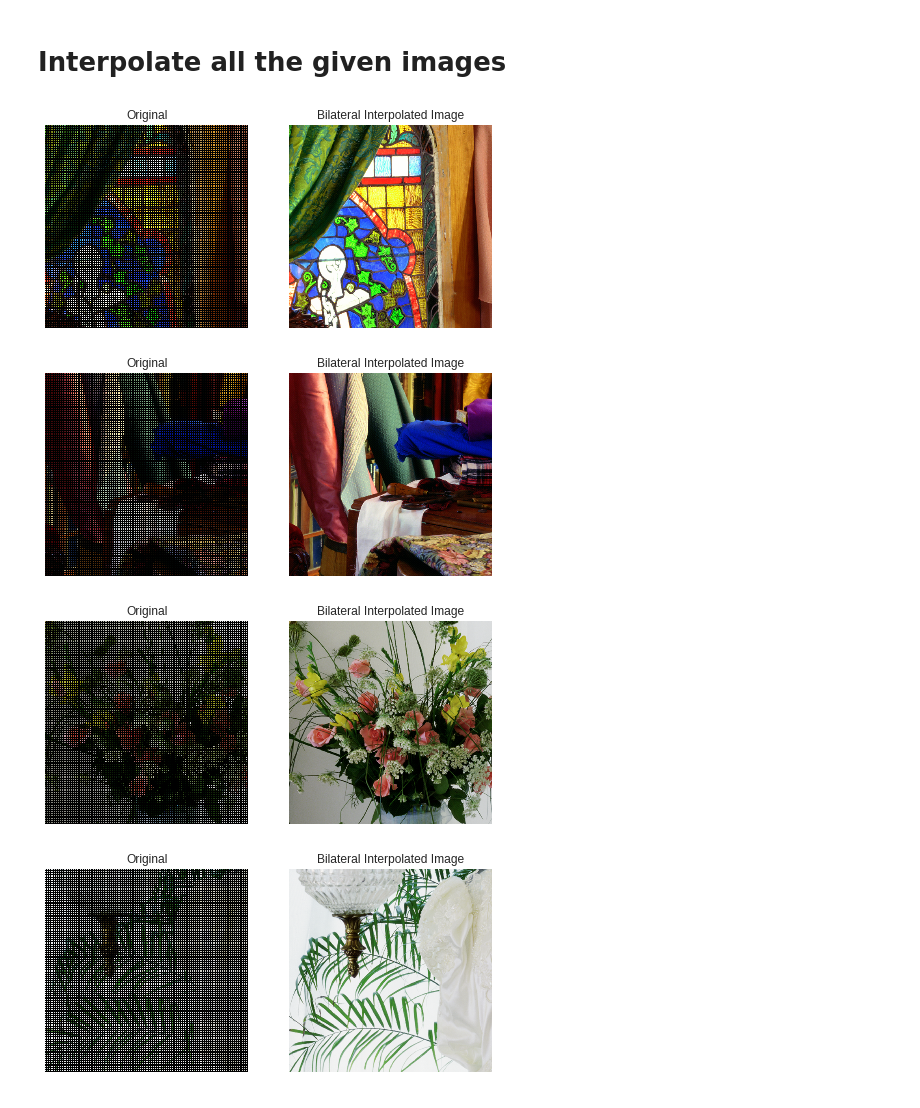
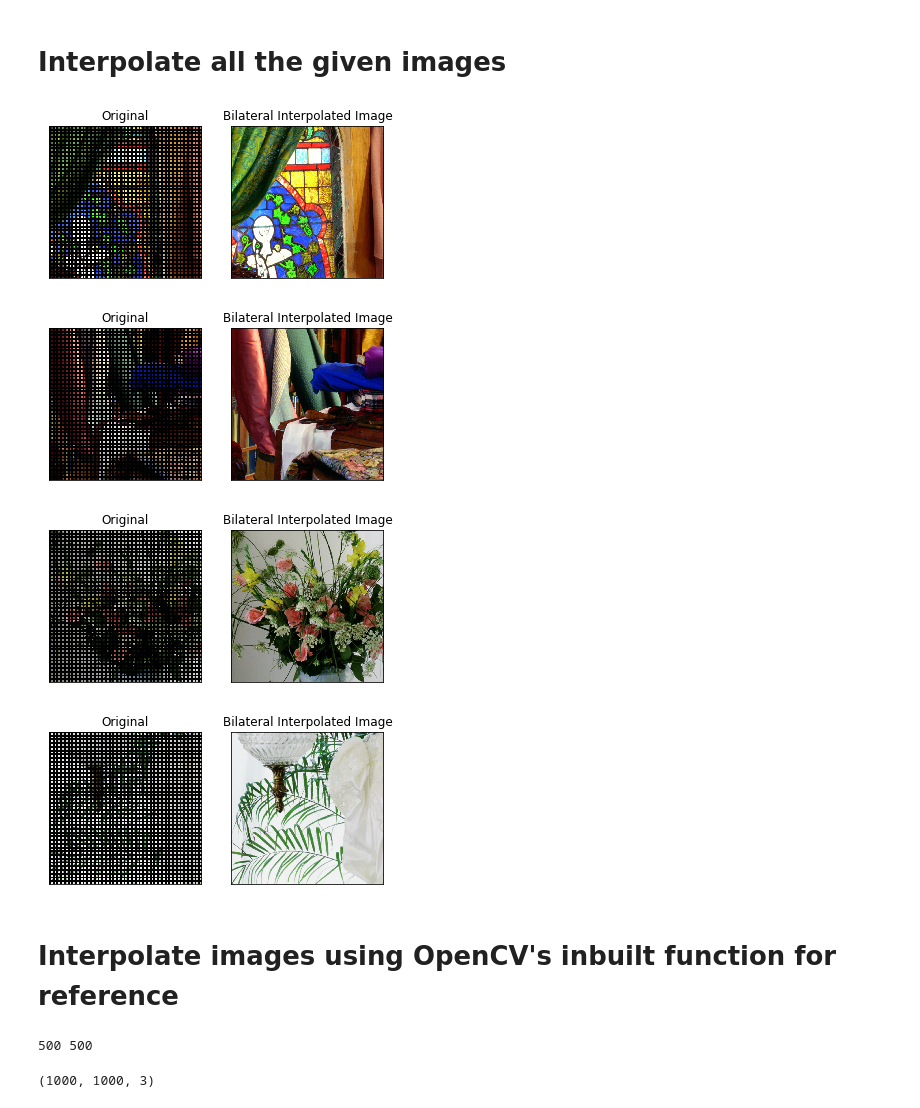
Before and after one commit to sahilbansal17/Computer-Vision-Lab, a Jupyter notebook: 2-Interpolation/Assignment 2.ipynb, the cells around one changed output. Saved outputs shown, nothing was run; the diff lists cells and outputs as text; code cells hidden in the pictures.

```diff
--- a/2-Interpolation/Assignment 2.ipynb
+++ b/2-Interpolation/Assignment 2.ipynb
@@ -8,7 +8,7 @@ from matplotlib import image as mpimg
 # %% [markdown]
 # Read and plot the image
 # %%
-img = cv2.imread('1.tif')
+img = cv2.imread('images/1.tif')
 img = cv2.cvtColor(img, cv2.COLOR_BGR2RGB)
 
 print(img.shape)
@@ -107,7 +107,7 @@ def convolve_bilateral_diagonal(img, sigma):
 # only considers those pixels which have 4 straight neighbours available
 def convolve_bilateral_str(img, sigma):
 
-    g_kernal = gaussian_kernel_str_neighbours(3, 3.0)
+    g_kernel = gaussian_kernel_str_neighbours(3, 3.0)
 
     n = img.shape[0]
     m = img.shape[1]
@@ -192,6 +192,7 @@ plot_org_and_interpolated_images(interpolated_img, output, "Bilateral Interpolat
 # %% [markdown]
 # Interpolate all the given images
 # %%
+interpolated = []
 def interpolate(input_img, name):
     n = img.shape[0]
     m = img.shape[1]
@@ -204,16 +205,29 @@ def interpolate(input_img, name):
 
     interpolated_img = bilateral_interpolate(output_img, 10.0) # sigma = 10.0
     plot_org_and_interpolated_images(output_img, interpolated_img, "Bilateral Interpolated Image")
-    out_path = name[:-4] + "_interpolated.tif"
+    out_path = "interpolated/" + name[:-4] + "_interpolated.tif"
     mpimg.imsave(out_path, interpolated_img.astype(np.uint8))
+    # append to the array of interpolated images for PSNR calculation
+    interpolated.append(interpolated_img)
 # %%
 images = ['1.tif', '2.tif', '3.tif', '4.tif']
 for image in images:
-    img = cv2.imread(image)
+    path = "images/" + image
+    img = cv2.imread(path)
     img = cv2.cvtColor(img, cv2.COLOR_BGR2RGB)
     interpolate(img, image)
 # %% [output]
-[figure, old version]
+[figure, new version]
-[figure, old version]
+[figure, new version]
-[figure, old version]
+[figure, new version]
-[figure, old version]
+[figure, new version]
+# %% [markdown]
+# Interpolate images using OpenCV's inbuilt function for reference
+# %%
+img = cv2.imread('images/1.tif')
+img = cv2.cvtColor(img, cv2.COLOR_BGR2RGB)
+n = img.shape[0]
+m = img.shape[1]
+print(n, m)
+# %% [output]
+500 500
@@ -219,0 +236,4 @@ for image in images:
+# %%
+print(img_interpolated_cv2.shape)
+# %% [output]
+(1000, 1000, 3)
```
Also changed, not shown: parts of 10 cells of this notebook, 5 other files.
